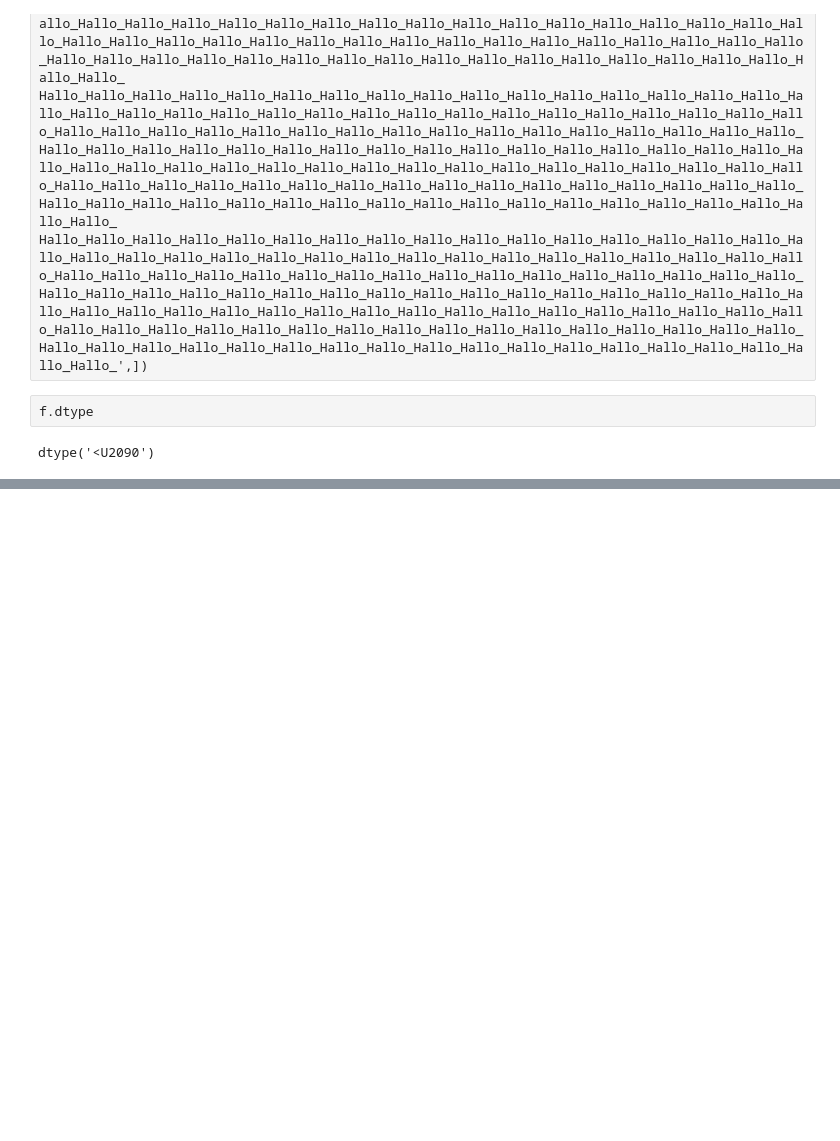
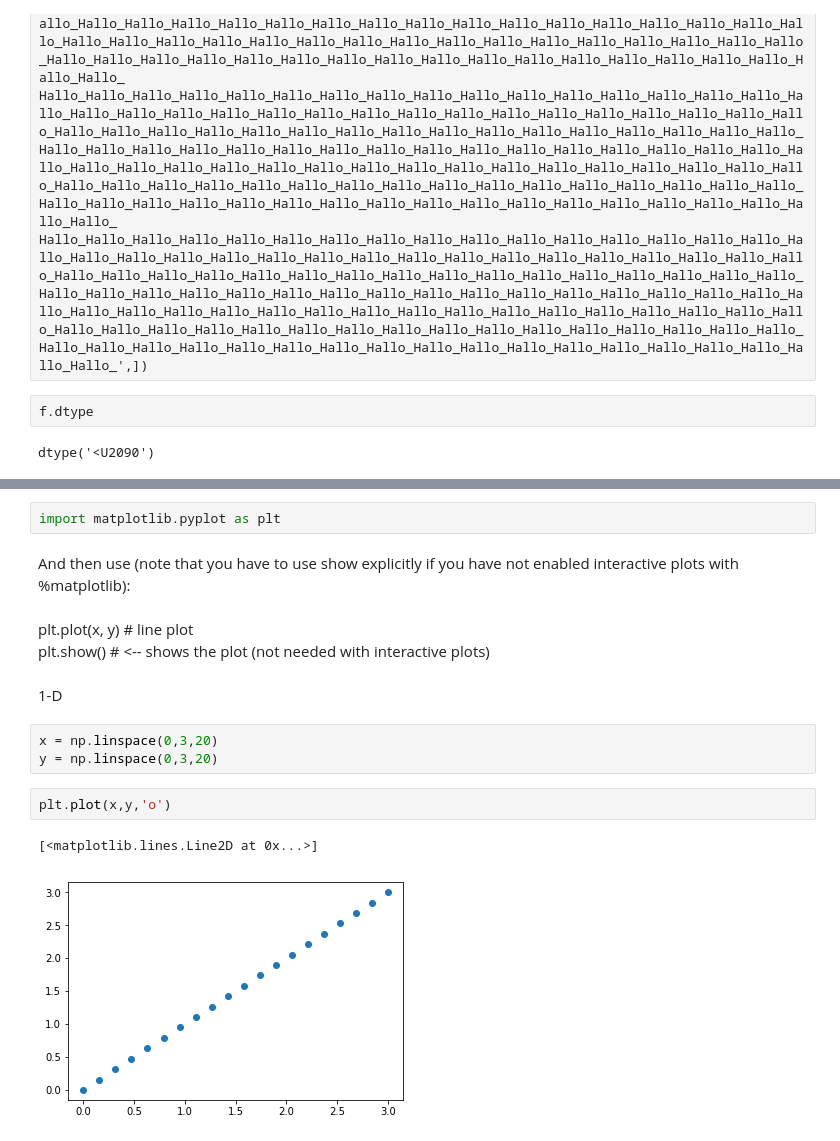
Before and after one commit to venkunikku/numpy_notebooks, a Jupyter notebook: 1.3.1. The NumPy array object.ipynb, the cells around one changed output, grey strips where cells are left out. Drawn from its saved outputs; the diff is of its cells as text; blank space fills up the shorter version.

Commit message:
Plot, indexing and slicing

```diff
--- a/1.3.1. The NumPy array object.ipynb
+++ b/1.3.1. The NumPy array object.ipynb
@@ -378,0 +401,17 @@ dtype('<U2090')
+# %%
+import matplotlib.pyplot as plt
+# %% [markdown]
+And then use (note that you have to use show explicitly if you have not enabled interactive plots with %matplotlib):
+# %% [markdown]
+plt.plot(x, y)       # line plot
+plt.show()           # <-- shows the plot (not needed with interactive plots)
+# %% [markdown]
+1-D
+# %%
+x = np.linspace(0,3,20)
+y = np.linspace(0,3,20)
+# %%
+plt.plot(x,y,'o')
+# %% [output]
+[<matplotlib.lines.Line2D at 0x...>]
+[figure, added]
```
Also changed, not shown: parts of 42 cells of this notebook.
